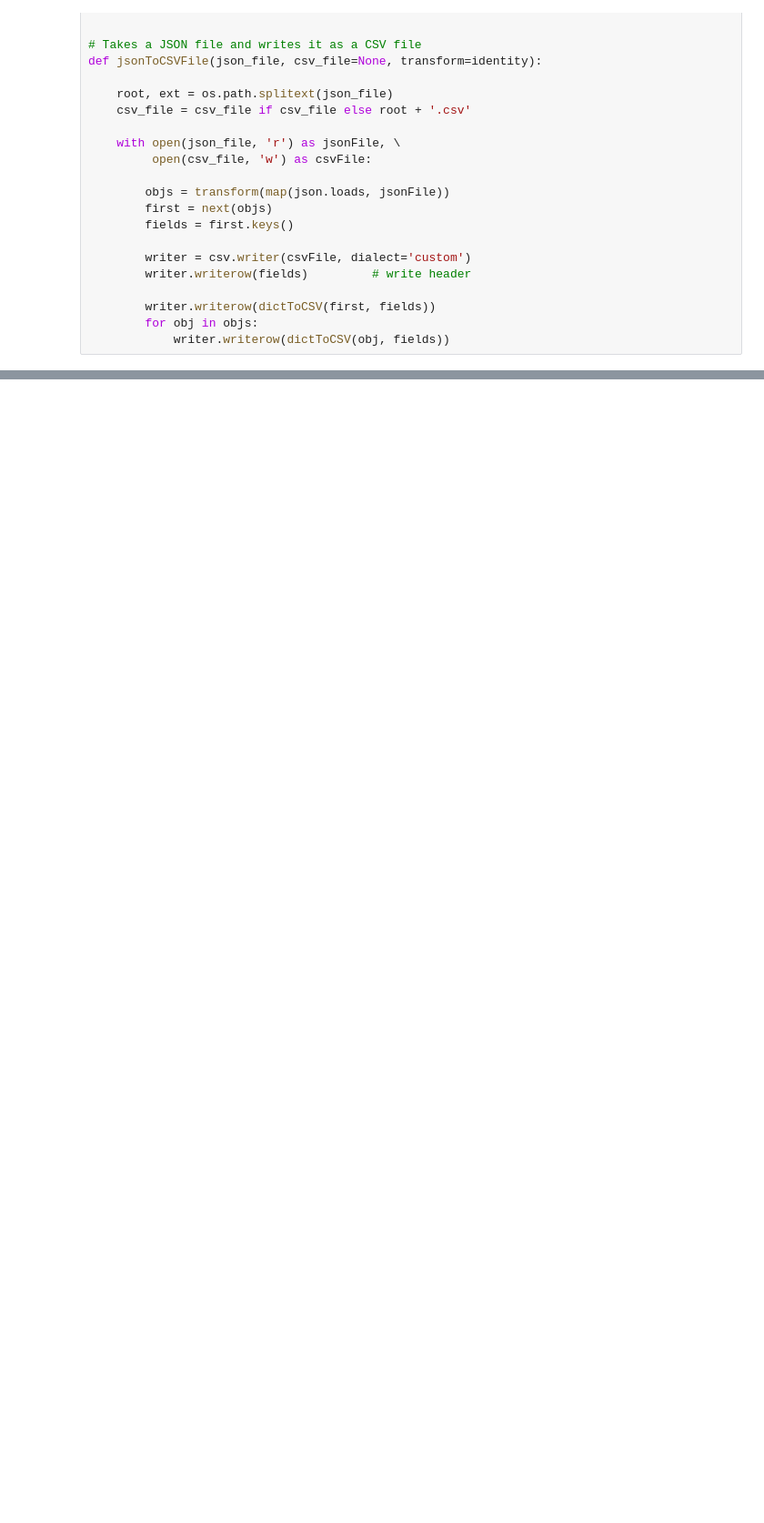
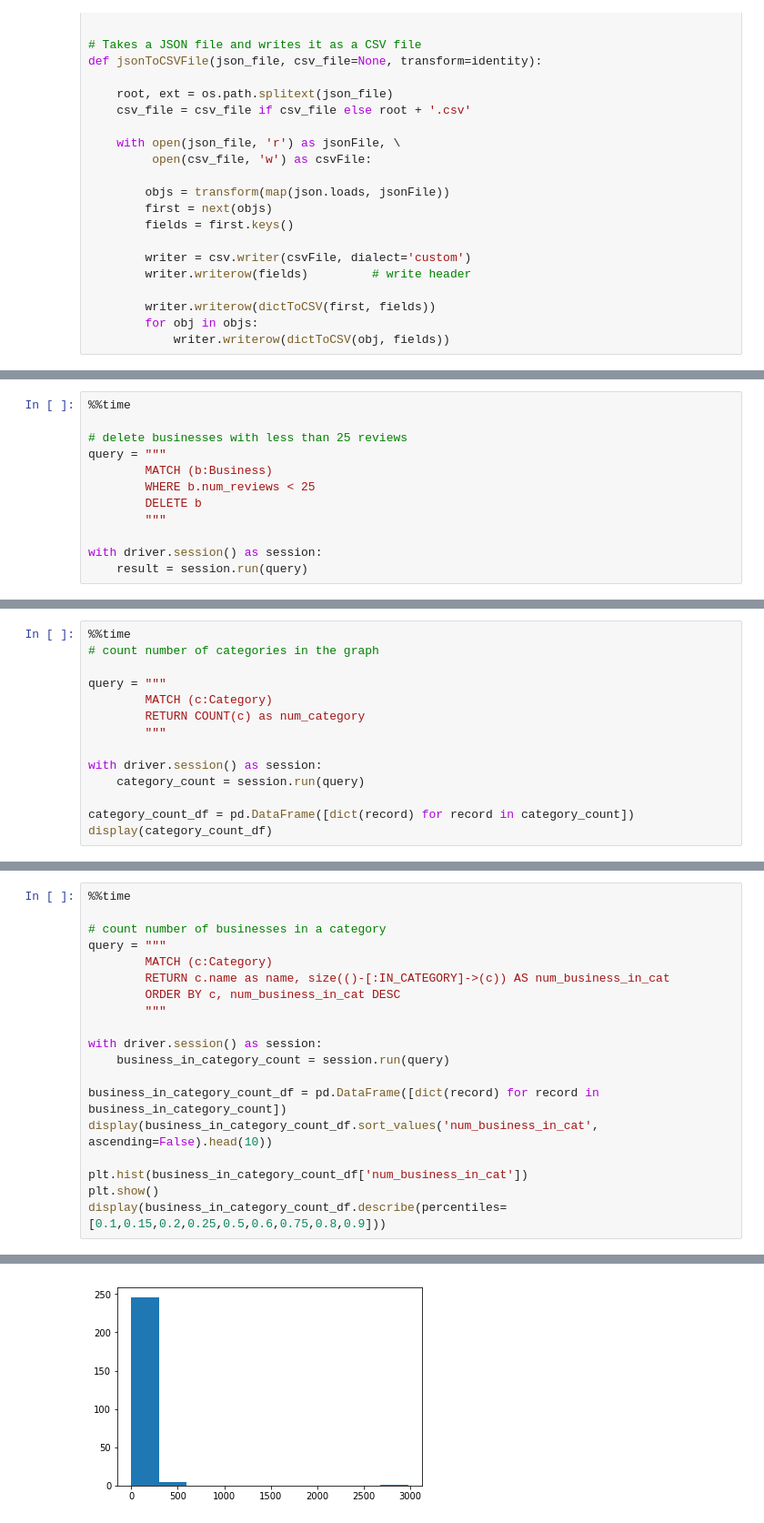
Before and after one commit to neo4j-contrib/neo4j-data-science-yelp, a Jupyter notebook: notebooks/neo4j_yelp_00_data_load_toronto.ipynb, the cells around one changed output, grey strips where cells are left out. Shown at 91% size. Saved outputs shown, nothing was run; the diff lists cells and outputs as text; blank space fills up the shorter version.

Commit message:
expanded sample size

```diff
--- a/notebooks/neo4j_yelp_00_data_load_toronto.ipynb
+++ b/notebooks/neo4j_yelp_00_data_load_toronto.ipynb
@@ -820,0 +244,12 @@ Wall time: 29.3 ms
+# %%
+%%time
+
+# delete businesses with less than 25 reviews
+query = """
+        MATCH (b:Business)
+        WHERE b.num_reviews < 25
+        DELETE b
+        """
+
+with driver.session() as session:
+    result = session.run(query)
@@ -820,0 +302,14 @@ Wall time: 29.3 ms
+# %%
+%%time
+# count number of categories in the graph
+
+query = """
+        MATCH (c:Category)
+        RETURN COUNT(c) as num_category
+        """
+
+with driver.session() as session:
+    category_count = session.run(query)
+
+category_count_df = pd.DataFrame([dict(record) for record in category_count])
+display(category_count_df)
@@ -820,0 +321,20 @@ Wall time: 29.3 ms
+# %%
+%%time
+
+# count number of businesses in a category
+query = """
+        MATCH (c:Category)
+        RETURN c.name as name, size(()-[:IN_CATEGORY]->(c)) AS num_business_in_cat
+        ORDER BY c, num_business_in_cat DESC
+        """
+
+with driver.session() as session:
+    business_in_category_count = session.run(query)
+
+business_in_category_count_df = pd.DataFrame([dict(record) for record in business_in_category_count])
+display(business_in_category_count_df.sort_values('num_business_in_cat', ascending=False).head(10))
+
+plt.hist(business_in_category_count_df['num_business_in_cat'])
+plt.show()
+display(business_in_category_count_df.describe(percentiles=[0.1,0.15,0.2,0.25,0.5,0.6,0.75,0.8,0.9]))
+# %% [output]
@@ -820,0 +352 @@ Wall time: 29.3 ms
+[figure, added]
```
Also changed, not shown: parts of 85 cells of this notebook.
